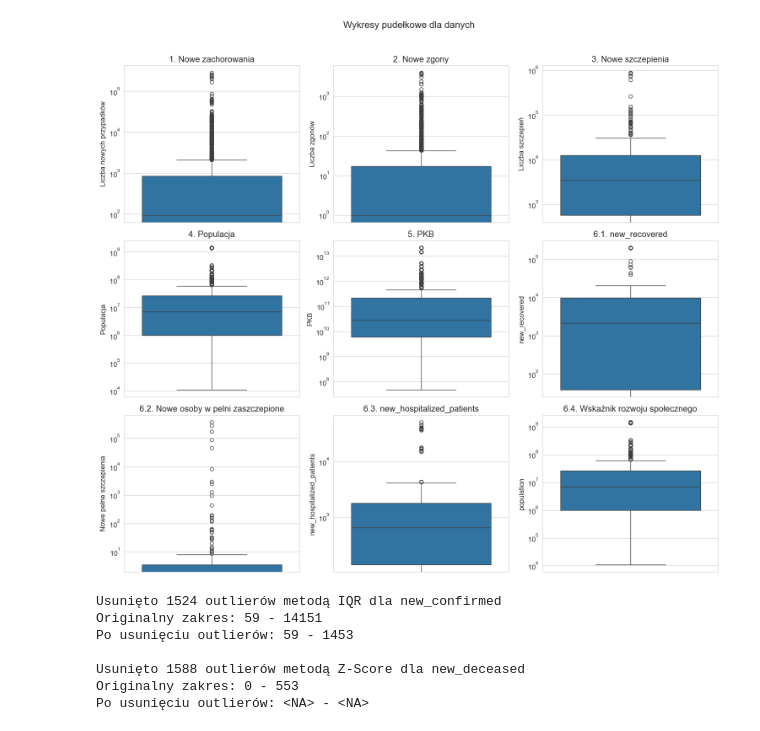
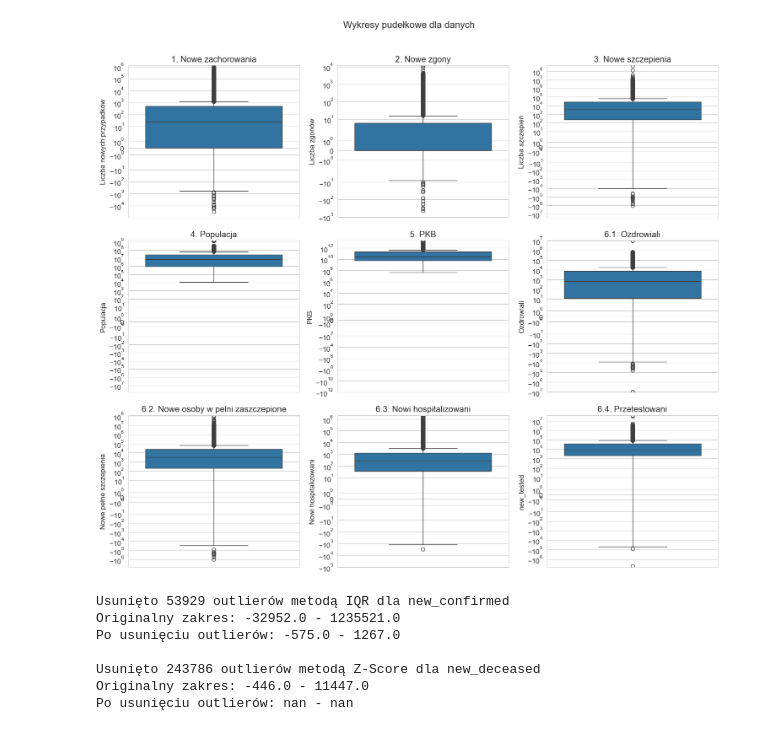
Before and after one commit to kasiap556/bigdata, a Jupyter notebook: main.ipynb, the cells around one changed output. Saved outputs shown, nothing was run; the diff lists cells and outputs as text; code cells hidden in the pictures.

```diff
--- a/main.ipynb
+++ b/main.ipynb
@@ -22,7 +22,7 @@ df = pd.read_csv("6.0_combined_covid_world_gdp_data.csv")
 
 df['date'] = pd.to_datetime(df['date'])
 # print(df['date'].unique())  # Sprawdzenie unikalnych dat
-df = df[(df['date'] >= '2021-01-01') & (df['date'] <= '2021-01-08')] # Zakres dat
+#df = df[(df['date'] >= '2021-01-01') & (df['date'] <= '2021-01-08')] # Zakres dat
 
 # Konwersja daty na format dzień-miesiąc dla lepszej czytelności na wykresach
 df['date'] = pd.to_datetime(df['date']).dt.strftime('%d-%m')
@@ -39,7 +39,7 @@ sns.boxplot(y='new_confirmed_x', data=df)
 plt.title('1. Nowe zachorowania')
 plt.xticks(rotation=45)
 plt.ylabel('Liczba nowych przypadków')
-plt.yscale('log')
+plt.yscale('symlog')
 
 # 2. Liczba nowych zgonów
 plt.subplot(3, 3, 2)
@@ -47,7 +47,7 @@ sns.boxplot(y='new_deceased', data=df)
 plt.title('2. Nowe zgony')
 plt.xticks(rotation=45)
 plt.ylabel('Liczba zgonów')
-plt.yscale('log')
+plt.yscale('symlog')
 
 # 3. Liczba nowych szczepień
 plt.subplot(3, 3, 3)
@@ -55,7 +55,7 @@ sns.boxplot(y='new_persons_vaccinated', data=df)
 plt.title('3. Nowe szczepienia')
 plt.xticks(rotation=45)
 plt.ylabel('Liczba szczepień')
-plt.yscale('log')
+plt.yscale('symlog')
 
 # 4. Populacja
 plt.subplot(3, 3, 4)
@@ -63,61 +63,61 @@ sns.boxplot(y='population', data=df)
 plt.title('4. Populacja')
 plt.xticks(rotation=45)
 plt.ylabel('Populacja')
-plt.yscale('log')
+plt.yscale('symlog')
 
 # 5. PKB
 plt.subplot(3, 3, 5)
 sns.boxplot(y='gdp_usd', data=df)
 plt.title('5. PKB')
 plt.xticks(rotation=45)
 plt.ylabel('PKB')
-plt.yscale('log')
+plt.yscale('symlog')
 
 # 6.1.
 plt.subplot(3, 3, 6)
 sns.boxplot(y='new_recovered', data=df)
-plt.title('6.1. new_recovered')
+plt.title('6.1. Ozdrowiali')
 plt.xticks(rotation=45)
-plt.ylabel('new_recovered')
-plt.yscale('log')
+plt.ylabel('Ozdrowiali')
+plt.yscale('symlog')
 
 # 6.2. Nowe osoby w pelni zaszczepione
 plt.subplot(3, 3, 7)
 sns.boxplot(y='new_persons_fully_vaccinated', data=df)
 plt.title('6.2. Nowe osoby w pelni zaszczepione')
 plt.xticks(rotation=45)
 plt.ylabel('Nowe pełne szczepienia')
-plt.yscale('log')
+plt.yscale('symlog')
 
 # 6.3.
 plt.subplot(3, 3, 8)
 sns.boxplot(y='new_hospitalized_patients', data=df)
-plt.title('6.3. new_hospitalized_patients')
+plt.title('6.3. Nowi hospitalizowani')
 plt.xticks(rotation=45)
-plt.ylabel('new_hospitalized_patients')
-plt.yscale('log')
+plt.ylabel('Nowi hospitalizowani')
+plt.yscale('symlog')
 
-# 6.4. Wskaźnik population
+# 6.4. Przetestowani
 plt.subplot(3, 3, 9)
-sns.boxplot(y='population', data=df)
-plt.title('6.4. Wskaźnik rozwoju społecznego')
+sns.boxplot(y='new_tested', data=df)
+plt.title('6.4. Przetestowani')
 plt.xticks(rotation=45)
-plt.ylabel('population')
-plt.yscale('log')
+plt.ylabel('new_tested')
+plt.yscale('symlog')
 
 plt.tight_layout()
 plt.show()
 
 # location_key,date,country_code,country_name,new_confirmed_x,cumulative_confirmed,new_tested,cumulative_tested,new_recovered,new_hospitalized_patients,new_deceased,cumulative_deceased,new_persons_vaccinated,cumulative_persons_vaccinated,new_persons_fully_vaccinated,cumulative_persons_fully_vaccinated,new_confirmed_y,stringency_index,population,population_male,population_female,population_density,human_development_index,gdp_usd,gdp_per_capita_usd,life_expectancy,year,Rank,CCA3,Capital,Continent,2022 Population,2020 Population,2015 Population,2010 Population,2000 Population,1990 Population,1980 Population,1970 Population,Area (kmÂ²),Density (per kmÂ²),Growth Rate,World Population Percentage
 # %% [output]
-[figure, old version]
+[figure, new version]
 # %%
 #2
 import numpy as np
 #2.1 Metoda IQR (dla zmiennej new_confirmed - nowe zachorowania)
 # Obliczanie IQR dla new_confirmed
-Q1 = df['new_confirmed'].quantile(0.25)
-Q3 = df['new_confirmed'].quantile(0.75)
+Q1 = df['new_confirmed_x'].quantile(0.25)
+Q3 = df['new_confirmed_x'].quantile(0.75)
 IQR = Q3 - Q1
 
 # Definiowanie granic dla outlierów
@@ -125,11 +125,11 @@ lower_bound = Q1 - 1.5 * IQR
 upper_bound = Q3 + 1.5 * IQR
 
 # Filtrowanie danych bez outlierów
-df_iqr = df[(df['new_confirmed'] >= lower_bound) & (df['new_confirmed'] <= upper_bound)]
+df_iqr = df[(df['new_confirmed_x'] >= lower_bound) & (df['new_confirmed_x'] <= upper_bound)]
 
 print(f"Usunięto {len(df) - len(df_iqr)} outlierów metodą IQR dla new_confirmed")
-print(f"Originalny zakres: {df['new_confirmed'].min()} - {df['new_confirmed'].max()}")
-print(f"Po usunięciu outlierów: {df_iqr['new_confirmed'].min()} - {df_iqr['new_confirmed'].max()}")
+print(f"Originalny zakres: {df['new_confirmed_x'].min()} - {df['new_confirmed_x'].max()}")
+print(f"Po usunięciu outlierów: {df_iqr['new_confirmed_x'].min()} - {df_iqr['new_confirmed_x'].max()}")
 #Metoda IQR jest odporna na ekstremalne wartości i dobrze sprawdza się dla danych o rozkładzie nie-normalnym, jak dane o zachorowaniach.
 
 #2.2 Metoda Z-Score (dla zmiennej new_deceased - nowe zgony)
@@ -139,7 +139,7 @@ from scipy import stats
 df['z_score'] = np.abs(stats.zscore(df['new_deceased']))
 
 # Definiowanie progu (typowo 2 lub 3)
-threshold = 2.5
+threshold = 3
 
 # Filtrowanie danych bez outlierów
 df_zscore = df[df['z_score'] < threshold]
@@ -149,13 +149,13 @@ print(f"Originalny zakres: {df['new_deceased'].min()} - {df['new_deceased'].max(
 print(f"Po usunięciu outlierów: {df_zscore['new_deceased'].min()} - {df_zscore['new_deceased'].max()}")
 #Z-Score lepiej sprawdza się dla danych, które są mniej więcej normalnie rozłożone, a zgony często mają taki charakter rozkładu.
 # %% [output]
-Usunięto 1524 outlierów metodą IQR dla new_confirmed
-Originalny zakres: 59 - 14151
-Po usunięciu outlierów: 59 - 1453
+Usunięto 53929 outlierów metodą IQR dla new_confirmed
+Originalny zakres: -32952.0 - 1235521.0
+Po usunięciu outlierów: -575.0 - 1267.0
 
-Usunięto 1588 outlierów metodą Z-Score dla new_deceased
-Originalny zakres: 0 - 553
-Po usunięciu outlierów: <NA> - <NA>
+Usunięto 243786 outlierów metodą Z-Score dla new_deceased
+Originalny zakres: -446.0 - 11447.0
+Po usunięciu outlierów: nan - nan
 # %%
 #3
 df = pd.read_csv("poziom1.csv")
```
Also changed, not shown: parts of 1 cell of this notebook.
